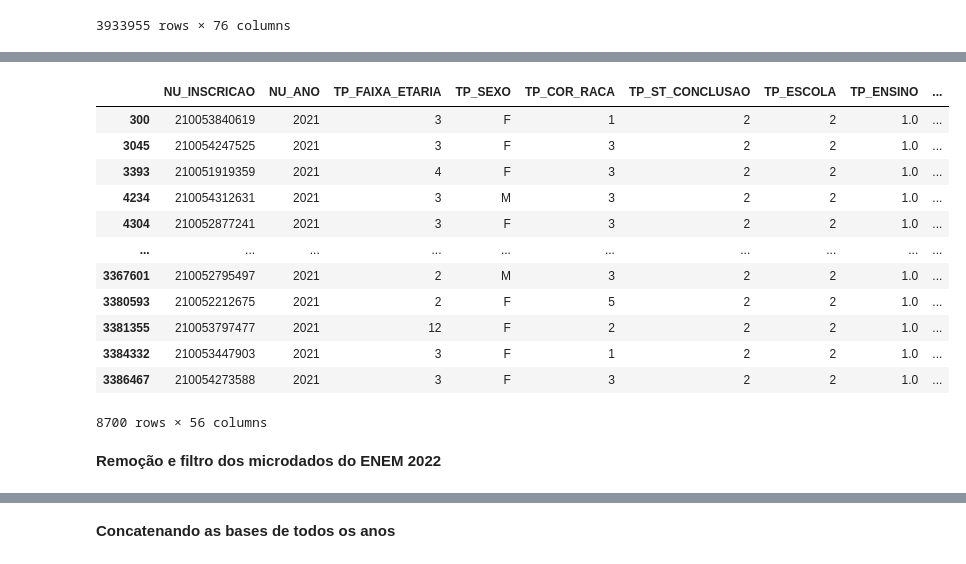
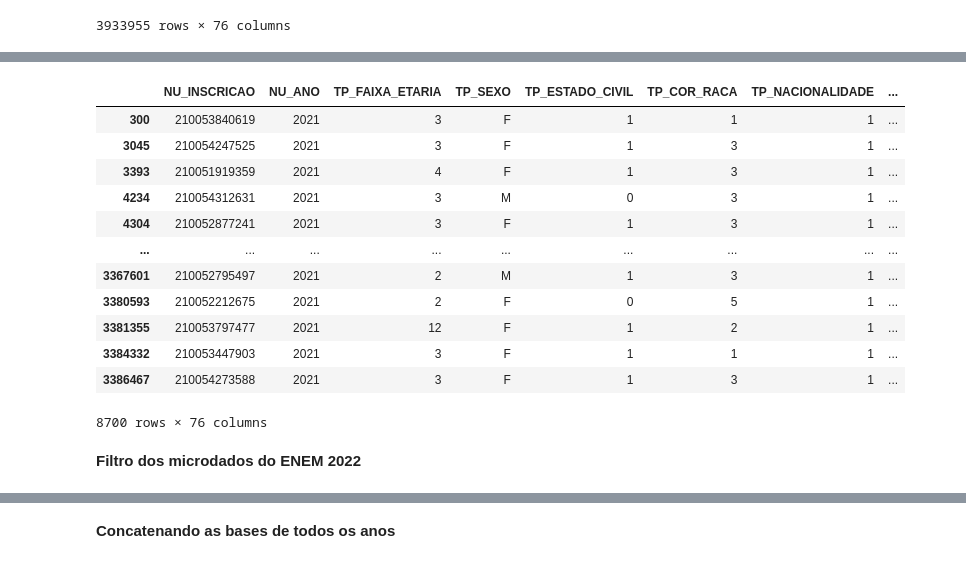
Before and after one commit to NandaLeal/TCC, a Jupyter notebook: TCC.ipynb, the cells around one changed output, grey strips where cells are left out. Saved outputs shown, nothing was run; the diff lists cells and outputs as text; code cells hidden in the pictures.

```diff
--- a/TCC.ipynb
+++ b/TCC.ipynb
@@ -784,56 +669,20 @@ df2020_reduzida
 # %%
-cidades_filtro = [
-    "Almenara","Alvorada de Minas","Angelândia","Araçuaí","Aricanduva","Arinos","Ataléia",
-    "Augusto de Lima","Bandeira","Berilo","Berizal","Bertópolis","Bocaiúva","Bonfinópolis de Minas",
-    "Bonito de Minas","Botumirim","Brasília de Minas","Buenópolis","Buritis","Buritizeiro","Cabeceira Grande",
-    "Cachoeira de Pajeú","Campanário","Campo Azul","Capelinha","Capitão Enéas","Caraí","Carbonita",
-    "Carlos Chagas","Catuji","Catuti","Chapada Gaúcha","Chapada do Norte","Claro dos Poções","Comercinho",
-    "Coração de Jesus","Corinto","Coronel Murta","Couto de Magalhães de Minas","Cristália","Crisólita",
-    "Curral de Dentro","Curvelo","Cônego Marinho","Datas","Diamantina","Divisa Alegre","Divisópolis",
-    "Dom Bosco","Engenheiro Navarro","Espinosa","Felisburgo","Felixlândia","Felício dos Santos","Formoso",
-    "Francisco Badaró","Francisco Dumont","Francisco Sá","Franciscópolis","Frei Gaspar","Fronteira dos Vales",
-    "Fruta de Leite","Gameleiras","Glaucilândia","Gouveia","Grão Mogol","Guaraciama","Ibiaí","Ibiracatu",
-    "Icaraí de Minas","Indaiabira","Inimutaba","Itacambira","Itacarambi","Itaipé","Itamarandiba","Itambacuri",
-    "Itaobim","Itinga","Jacinto","Janaúba","Januária","Japonvar","Jaíba","Jenipapo de Minas","Jequitaí",
-    "Jequitinhonha","Joaquim Felício","Joaíma","Jordânia","Josenópolis","José Gonçalves de Minas","Juramento",
-    "Juvenília","Ladainha","Lagoa dos Patos","Lassance","Leme do Prado","Lontra","Luislândia","Machacalis",
-    "Malacacheta","Mamonas","Manga","Mata Verde","Matias Cardoso","Mato Verde","Medina","Minas Novas",
-    "Mirabela","Miravânia","Monjolos","Montalvânia","Monte Azul","Monte Formoso","Montes Claros","Montezuma",
-    "Morro da Garça","Nanuque","Natalândia","Ninheira","Nova Módica","Nova Porteirinha","Novo Cruzeiro",
-    "Novo Oriente de Minas","Novorizonte","Olhos-d'Água","Ouro Verde de Minas","Padre Carvalho","Padre Paraíso",
-    "Pai Pedro","Palmópolis","Patis","Pavão","Pedra Azul","Pedras de Maria da Cruz","Pescador","Pintópolis",
-    "Pirapora","Ponto Chique","Ponto dos Volantes","Porteirinha","Poté","Presidente Juscelino",
-    "Presidente Kubitschek","Riachinho","Riacho dos Machados","Rio Pardo de Minas","Rio do Prado","Rubelita",
-    "Rubim","Salinas","Salto da Divisa","Santa Cruz de Salinas","Santa Fé de Minas","Santa Helena de Minas",
-    "Santa Maria do Salto","Santo Antônio do Itambé","Santo Antônio do Jacinto","Santo Antônio do Retiro",
-    "Santo Hipólito","Senador Modestino Gonçalves","Serra Azul de Minas","Serra dos Aimorés","Serranópolis de Minas",
-    "Serro","Setubinha","São Francisco","São Gonçalo do Rio Preto","São José do Divino","São João da Lagoa",
-    "São João da Ponte","São João das Missões","São João do Pacuí","São João do Paraíso","São Romão","Taiobeiras",
-    "Teófilo Otoni","Três Marias","Turmalina","Ubaí","Umburatiba","Unaí","Uruana de Minas","Urucuia",
-    "Vargem Grande do Rio Pardo","Varzelândia","Verdelândia","Veredinha","Virgem da Lapa","Várzea da Palma",
-    "Água Boa","Águas Formosas","Águas Vermelhas"
-]
-df2021_reduzida = df2021.drop(columns=['TP_ESTADO_CIVIL','TP_NACIONALIDADE','TP_ANO_CONCLUIU','IN_TREINEIRO',
-    'CO_MUNICIPIO_PROVA','NO_MUNICIPIO_PROVA','CO_UF_PROVA','SG_UF_PROVA',
-    'CO_PROVA_CN','CO_PROVA_CH','CO_PROVA_LC','CO_PROVA_MT',
-    'TX_RESPOSTAS_CN','TX_RESPOSTAS_CH','TX_RESPOSTAS_LC','TX_RESPOSTAS_MT',
-    'TX_GABARITO_CN','TX_GABARITO_CH','TX_GABARITO_LC','TX_GABARITO_MT'])
-df2021_reduzida = df2021_reduzida[df2021_reduzida['NO_MUNICIPIO_ESC'].isin(cidades_filtro)]
+df2021_reduzida = df2021[df2021['NO_MUNICIPIO_ESC'].isin(cidades_filtro)]
 df2021_reduzida
 # %% [output]
-|  | NU_INSCRICAO | NU_ANO | TP_FAIXA_ETARIA | TP_SEXO | TP_COR_RACA | TP_ST_CONCLUSAO | TP_ESCOLA | TP_ENSINO | ... |
-| 300 | 210053840619 | 2021 | 3 | F | 1 | 2 | 2 | 1.0 | ... |
-| 3045 | 210054247525 | 2021 | 3 | F | 3 | 2 | 2 | 1.0 | ... |
-| 3393 | 210051919359 | 2021 | 4 | F | 3 | 2 | 2 | 1.0 | ... |
-| 4234 | 210054312631 | 2021 | 3 | M | 3 | 2 | 2 | 1.0 | ... |
-| 4304 | 210052877241 | 2021 | 3 | F | 3 | 2 | 2 | 1.0 | ... |
-| ... | ... | ... | ... | ... | ... | ... | ... | ... | ... |
-| 3367601 | 210052795497 | 2021 | 2 | M | 3 | 2 | 2 | 1.0 | ... |
-| 3380593 | 210052212675 | 2021 | 2 | F | 5 | 2 | 2 | 1.0 | ... |
-| 3381355 | 210053797477 | 2021 | 12 | F | 2 | 2 | 2 | 1.0 | ... |
-| 3384332 | 210053447903 | 2021 | 3 | F | 1 | 2 | 2 | 1.0 | ... |
-| 3386467 | 210054273588 | 2021 | 3 | F | 3 | 2 | 2 | 1.0 | ... |
+|  | NU_INSCRICAO | NU_ANO | TP_FAIXA_ETARIA | TP_SEXO | TP_ESTADO_CIVIL | TP_COR_RACA | TP_NACIONALIDADE | ... |
+| 300 | 210053840619 | 2021 | 3 | F | 1 | 1 | 1 | ... |
+| 3045 | 210054247525 | 2021 | 3 | F | 1 | 3 | 1 | ... |
+| 3393 | 210051919359 | 2021 | 4 | F | 1 | 3 | 1 | ... |
+| 4234 | 210054312631 | 2021 | 3 | M | 0 | 3 | 1 | ... |
+| 4304 | 210052877241 | 2021 | 3 | F | 1 | 3 | 1 | ... |
+| ... | ... | ... | ... | ... | ... | ... | ... | ... |
+| 3367601 | 210052795497 | 2021 | 2 | M | 1 | 3 | 1 | ... |
+| 3380593 | 210052212675 | 2021 | 2 | F | 0 | 5 | 1 | ... |
+| 3381355 | 210053797477 | 2021 | 12 | F | 1 | 2 | 1 | ... |
+| 3384332 | 210053447903 | 2021 | 3 | F | 1 | 1 | 1 | ... |
+| 3386467 | 210054273588 | 2021 | 3 | F | 1 | 3 | 1 | ... |
-8700 rows × 56 columns
+8700 rows × 76 columns
 # %% [markdown]
-**Remoção e filtro dos microdados do ENEM 2022**
+**Filtro dos microdados do ENEM 2022**
 # %%
```
Also changed, not shown: parts of 29 cells of this notebook.
